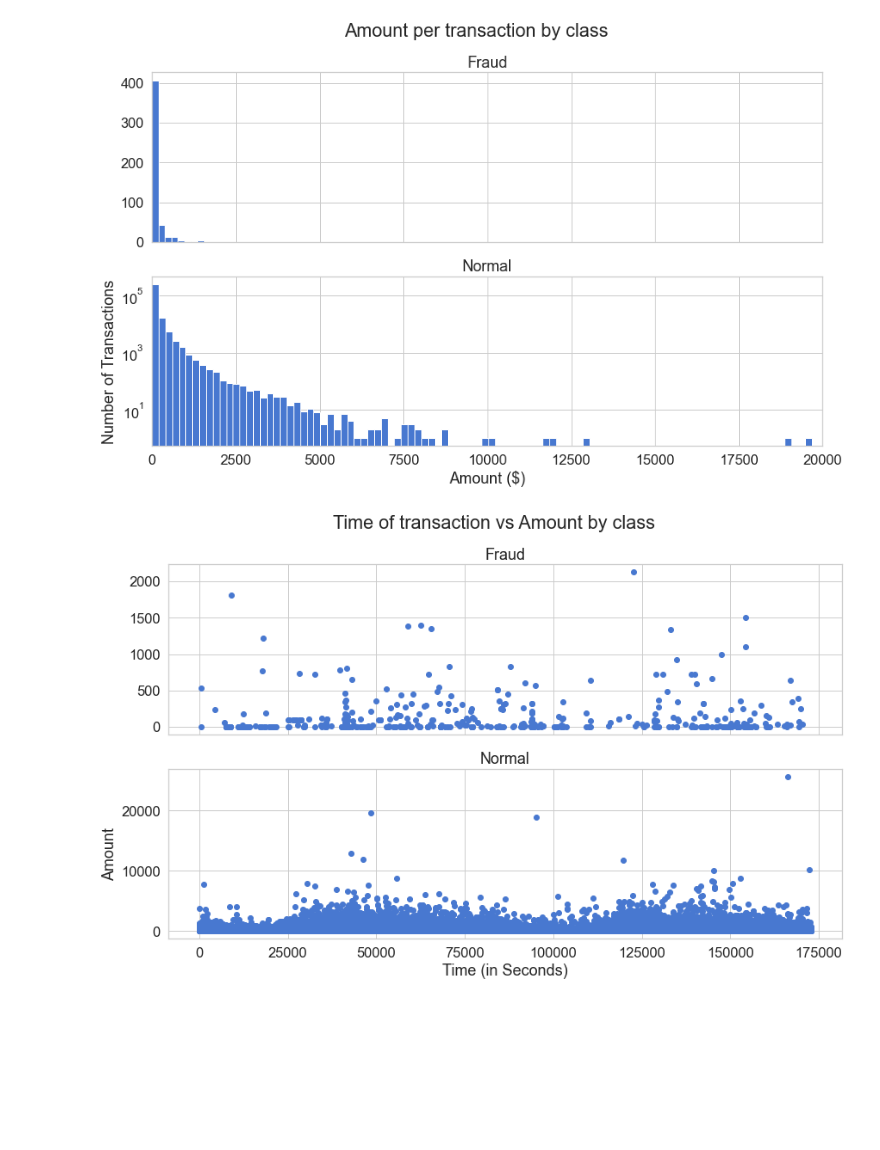
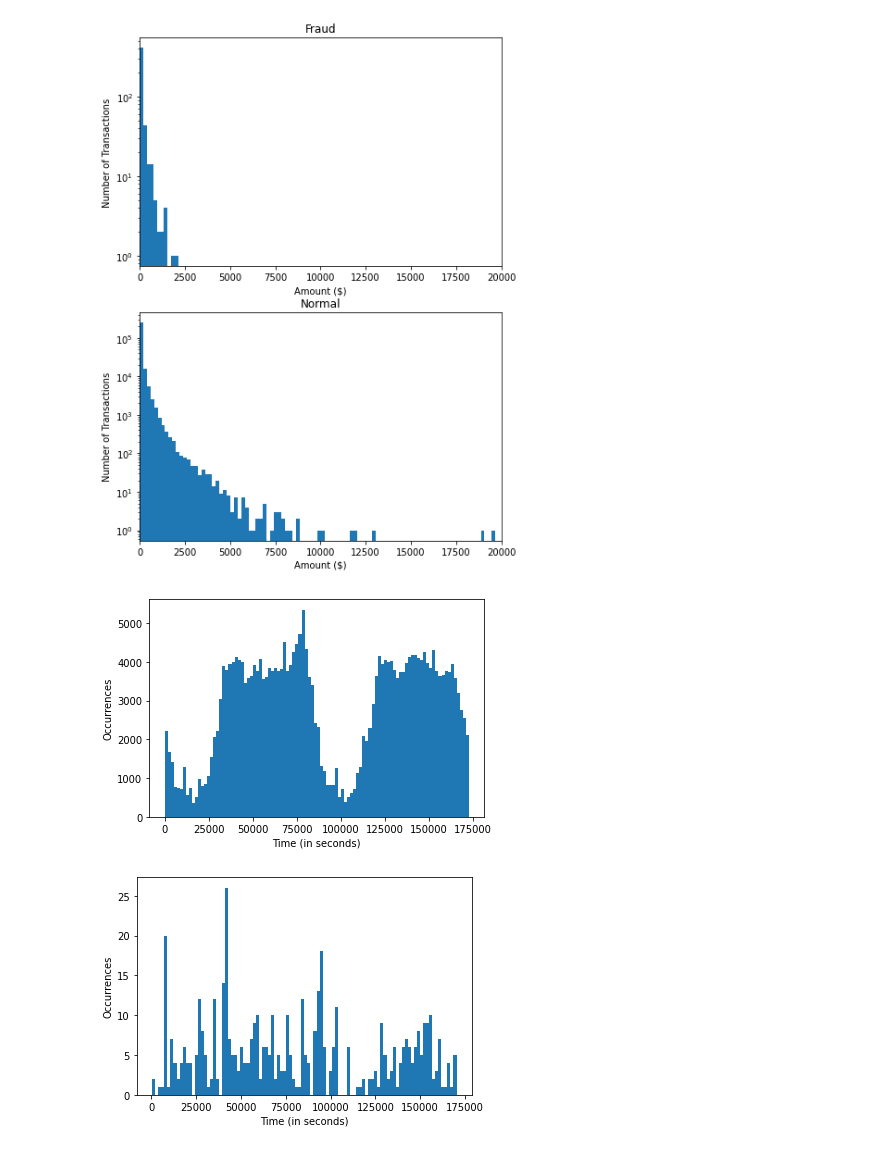
Before and after one commit to meuliano/ML_Credit_Card_Fraud_Detection, a Jupyter notebook: FraudDetection.ipynb, the cells around one changed output. Saved outputs shown, nothing was run; the diff lists cells and outputs as text; code cells hidden in the pictures; blank space fills up the shorter version.

Commit message:
Added undersampling, cleaned notebook and visualizations

```diff
--- a/FraudDetection.ipynb
+++ b/FraudDetection.ipynb
@@ -1,11 +0,0 @@
-# %%
-import pandas as pd
-import numpy as np
-
-import matplotlib.pyplot as plt
-import seaborn as sns
-from pylab import rcParams
-
-# Set default fig size
-from pylab import rcParams
-rcParams['figure.figsize'] = 14, 8
@@ -12,13 +17,17 @@ rcParams['figure.figsize'] = 14, 8
 # %%
 # Import Data
-df = pd.read_csv('creditcard.csv')
+data = pd.read_csv('creditcard.csv')
 
-# Get Num samples for each class
-fraudsDF = df[df.Class == 1]
-normalDF = df[df.Class == 0]
+# Get samples for each class
+fraudsDF = data[data.Class == 1]
+normalDF = data[data.Class == 0]
+N = len(data)
 
 print("Number of Features: ", fraudsDF.shape[1])
-print("Number of Fraudulent Transactions: ",fraudsDF.shape[0])
-print("Number of Normal Transactions",normalDF.shape[0])
+print("Number of Fraudulent Transactions: ",fraudsDF.shape[0], "({:.2f}%)".format(100*fraudsDF.shape[0]/N))
+print("Number of Normal Transactions",normalDF.shape[0], "({:.2f}%)".format(100*normalDF.shape[0]/N))
+
+#See the dataset
+data.head()
 # %% [output]
 Number of Features:  31
@@ -37,36 +54,47 @@ df.head(5)
 # %%
-# Cost Trends
 # Plot amount per transaction for Fraud and Normal Transactions
-
-fig, (ax1, ax2) = plt.subplots(2, 1, sharex=True)
-fig.suptitle('Amount per transaction by class')
-
+fig, (ax1, ax2) = plt.subplots(2, 1, figsize = (7, 10))
 ax1.hist(fraudsDF.Amount, bins = round(max(fraudsDF.Amount)/200))
 ax1.set_title('Fraud')
-
+ax1.set_xlabel('Amount ($)')
+ax1.set_ylabel('Number of Transactions')
+ax1.set_xlim ((0, 20000))
+ax1.set_yscale('log')
 ax2.hist(normalDF.Amount, bins = round(max(normalDF.Amount)/200))
 ax2.set_title('Normal')
-
-plt.xlabel('Amount ($)')
-plt.ylabel('Number of Transactions')
+ax2.set_xlabel('Amount ($)')
+ax2.set_ylabel('Number of Transactions')
 plt.xlim((0, 20000))
 plt.yscale('log')
-plt.show();
+plt.show()
 # %% [output]
-[figure, old version]
+[figure, new version]
 # %%
 # Time Trends
-fig, (ax1, ax2) = plt.subplots(2, 1, sharex=True)
-fig.suptitle('Time of transaction vs Amount by class')
+# fig, (ax1, ax2) = plt.subplots(2, 1, sharex=True)
+# fig.suptitle('Time of transaction vs Amount by class')
 
-ax1.scatter(fraudsDF.Time, fraudsDF.Amount)
-ax1.set_title('Fraud')
+# ax1.scatter(fraudsDF.Time, fraudsDF.Amount)
+# ax1.set_title('Fraud')
 
-ax2.scatter(normalDF.Time, normalDF.Amount)
-ax2.set_title('Normal')
+# ax2.scatter(normalDF.Time, normalDF.Amount)
+# ax2.set_title('Normal')
 
-plt.xlabel('Time (in Seconds)')
-plt.ylabel('Amount')
+# plt.xlabel('Time (in Seconds)')
+# plt.ylabel('Amount')
+# plt.show()
+
+#Distribution of transaction times
+plt.hist(data['Time'], bins = 100)
+plt.xlabel('Time (in seconds)')
+plt.ylabel('Occurrences')
 plt.show()
+
+#Distribution of fraudulent transaction times
+plt.hist(fraudsDF['Time'], bins = 100)
+plt.xlabel('Time (in seconds)')
+plt.ylabel('Occurrences')
+plt.show()
 # %% [output]
-[figure, old version]
+[figure, new version]
+[figure, added]
```
Also changed, not shown: parts of 13 cells of this notebook.
